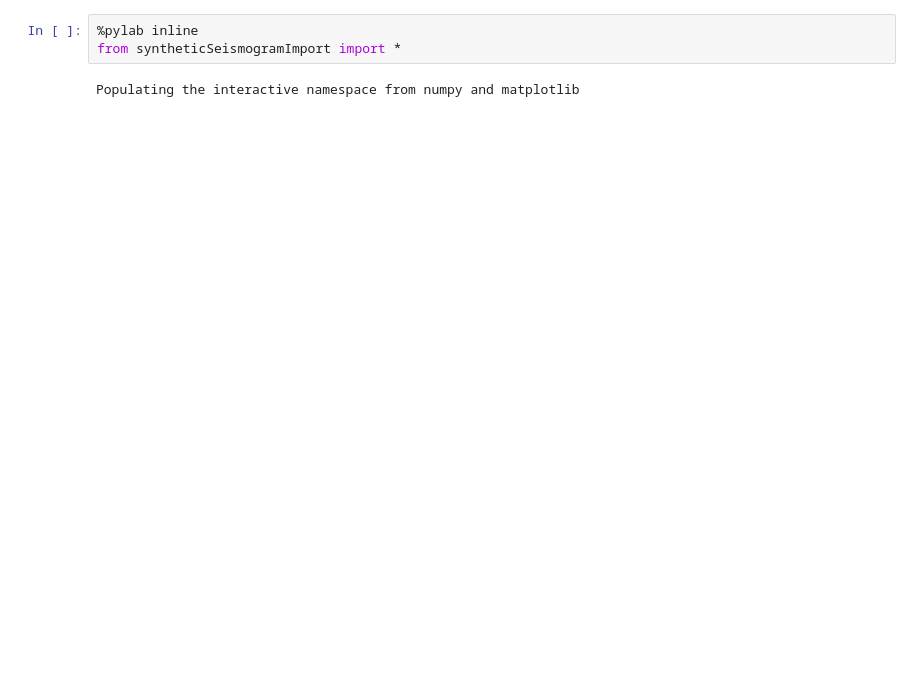
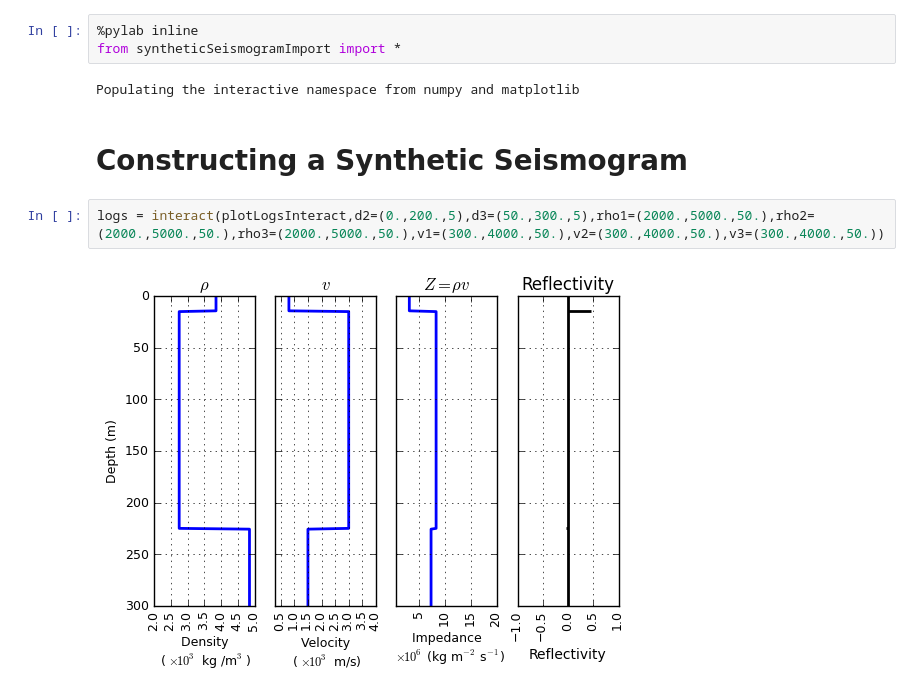
Before and after one commit to geoscixyz/geosci-labs, a Jupyter notebook: seismic/Synthetic seismogram.ipynb, the cells around one changed output. Saved outputs shown, nothing was run; the diff lists cells and outputs as text; blank space fills up the shorter version.

Commit message:
start of interactive plots

```diff
--- a/seismic/Synthetic seismogram.ipynb
+++ b/seismic/Synthetic seismogram.ipynb
@@ -3,5 +3,9 @@
 from syntheticSeismogramImport import *
 # %% [output]
 Populating the interactive namespace from numpy and matplotlib
-# %% [markdown]
-###
+# %% [markdown]
+# Constructing a Synthetic Seismogram
+# %%
+logs = interact(plotLogsInteract,d2=(0.,200.,5),d3=(50.,300.,5),rho1=(2000.,5000.,50.),rho2=(2000.,5000.,50.),rho3=(2000.,5000.,50.),v1=(300.,4000.,50.),v2=(300.,4000.,50.),v3=(300.,4000.,50.))
+# %% [output]
+[figure, added]
```
Also changed, not shown: parts of 3 cells of this notebook, 1 other file.
